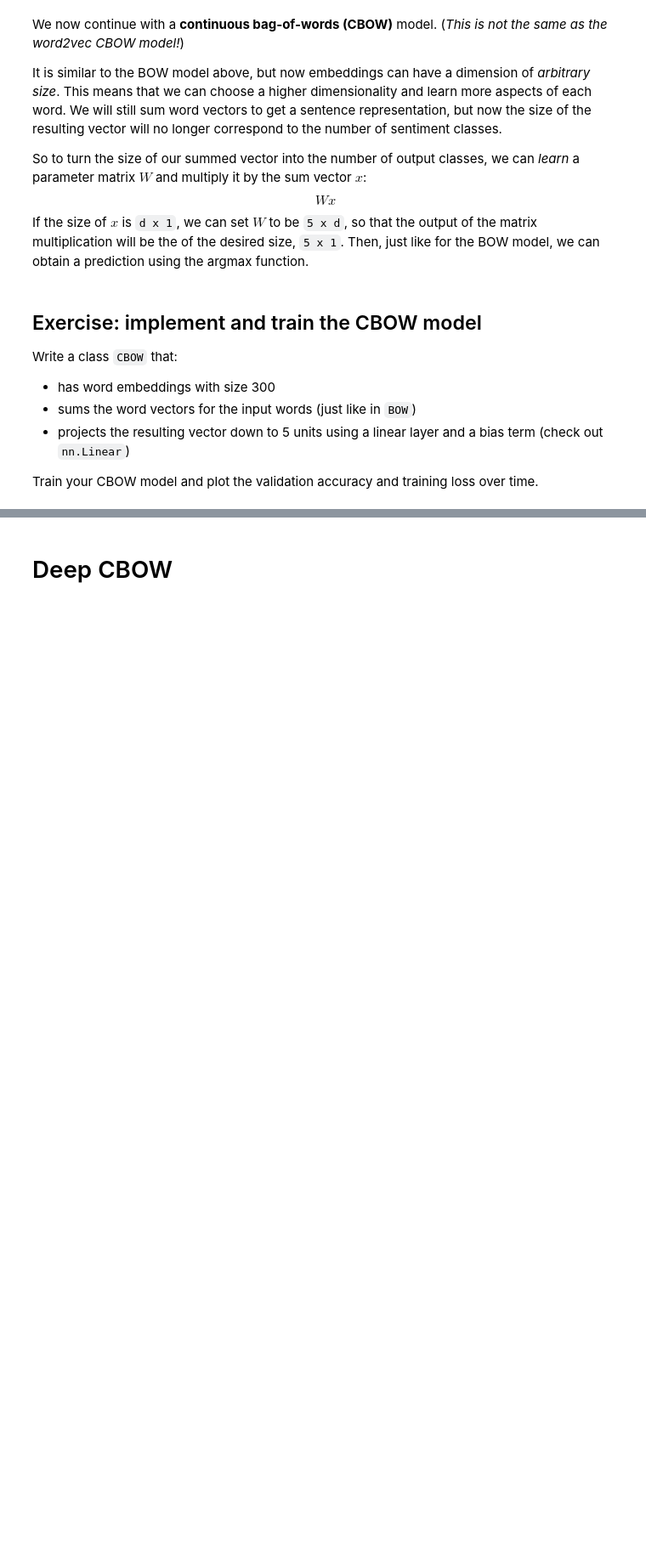
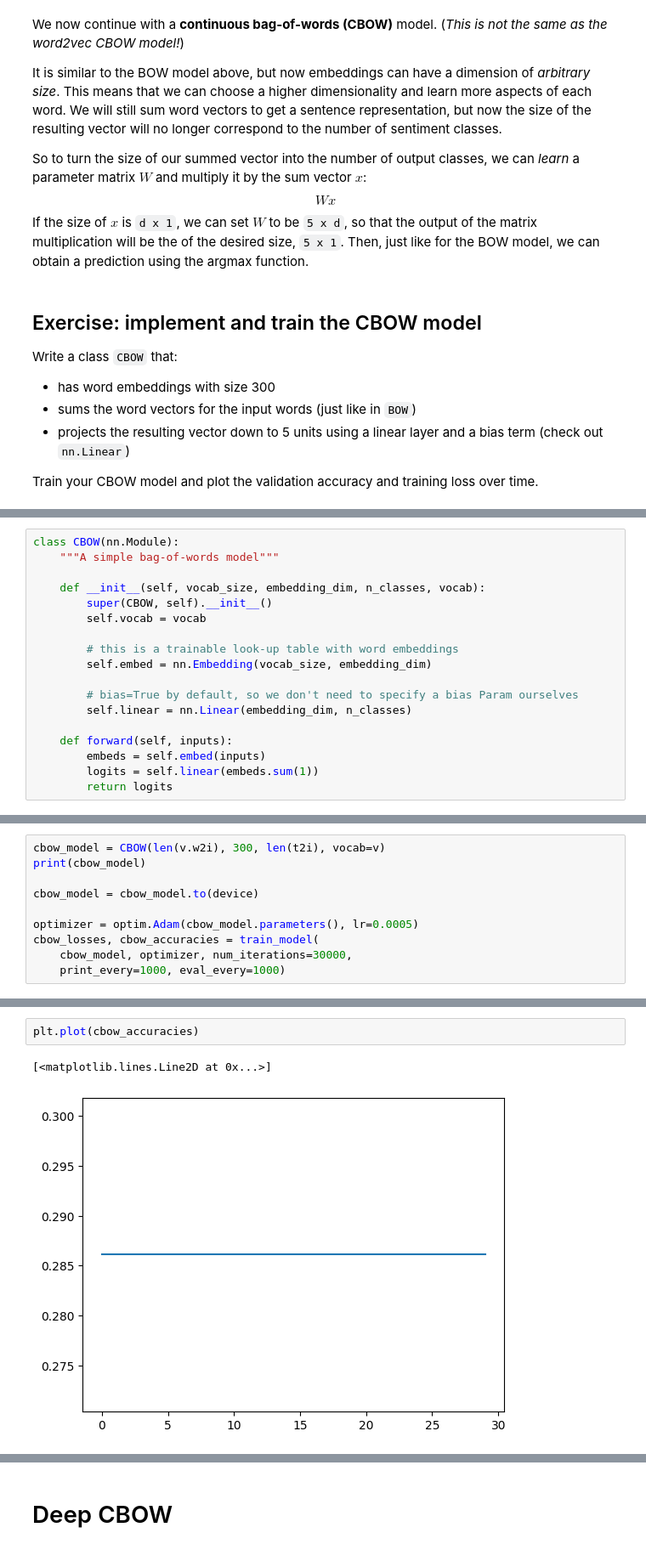
Before and after one commit to thesofakillers/nlp1-labs, a Jupyter notebook: practical2/practical2.ipynb, the cells around one changed output, grey strips where cells are left out. Shown: that part at 85% size. Saved outputs shown, nothing was run; the diff lists cells and outputs as text; blank space fills up the shorter version.

Commit message:
implement CBOW, need to move to COLAB for GPU :(

```diff
--- a/practical2/practical2.ipynb
+++ b/practical2/practical2.ipynb
@@ -594,0 +777,18 @@ Train your CBOW model and plot the validation accuracy and training loss over ti
+# %%
+class CBOW(nn.Module):
+    """A simple bag-of-words model"""
+
+    def __init__(self, vocab_size, embedding_dim, n_classes, vocab):
+        super(CBOW, self).__init__()
+        self.vocab = vocab
+
+        # this is a trainable look-up table with word embeddings
+        self.embed = nn.Embedding(vocab_size, embedding_dim)
+
+        # bias=True by default, so we don't need to specify a bias Param ourselves
+        self.linear = nn.Linear(embedding_dim, n_classes)
+
+    def forward(self, inputs):
+        embeds = self.embed(inputs)
+        logits = self.linear(embeds.sum(1))
+        return logits
@@ -594,0 +797,10 @@ Train your CBOW model and plot the validation accuracy and training loss over ti
+# %%
+cbow_model = CBOW(len(v.w2i), 300, len(t2i), vocab=v)
+print(cbow_model)
+
+cbow_model = cbow_model.to(device)
+
+optimizer = optim.Adam(cbow_model.parameters(), lr=0.0005)
+cbow_losses, cbow_accuracies = train_model(
+    cbow_model, optimizer, num_iterations=30000,
+    print_every=1000, eval_every=1000)
@@ -594,0 +826,5 @@ Train your CBOW model and plot the validation accuracy and training loss over ti
+# %%
+plt.plot(cbow_accuracies)
+# %% [output]
+[<matplotlib.lines.Line2D at 0x...>]
+[figure, added]
```
Also changed, not shown: parts of 29 cells of this notebook.
